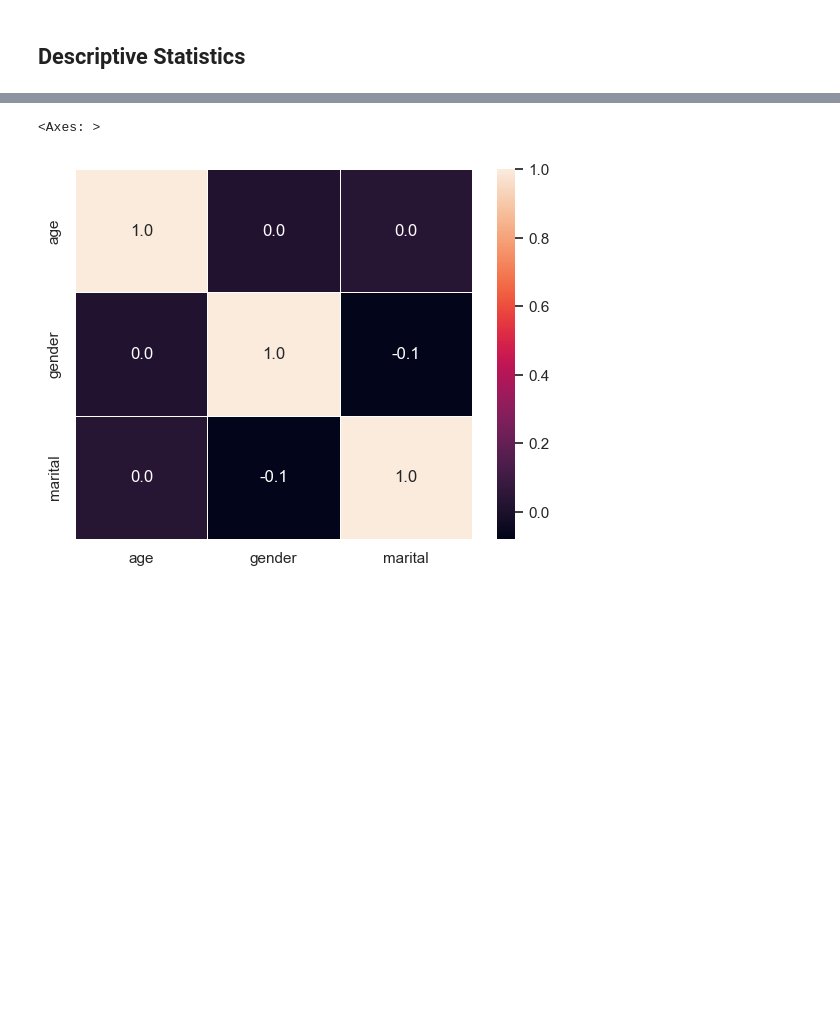
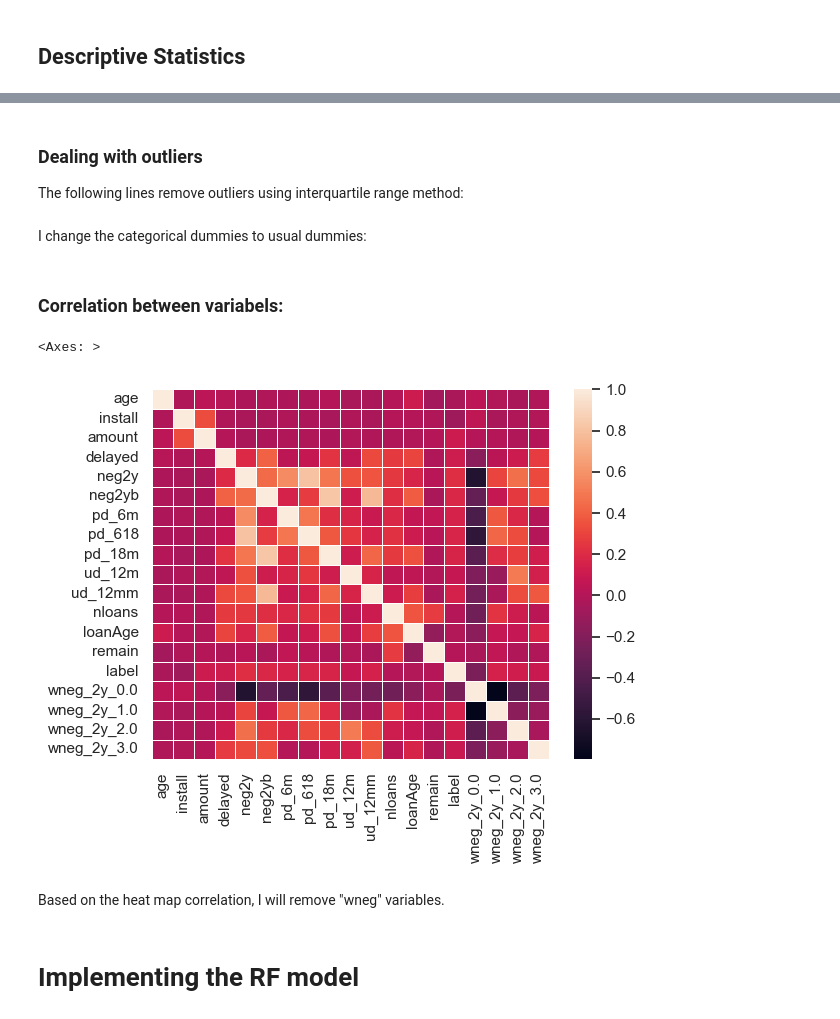
Before and after one commit to rtava/MLProject, a Jupyter notebook: posts/Log_Reg/LR.ipynb, the cells around one changed output, grey strips where cells are left out. Drawn from its saved outputs; the diff is of its cells as text; code cells hidden in the pictures; blank space fills up the shorter version.

```diff
--- a/posts/Log_Reg/LR.ipynb
+++ b/posts/Log_Reg/LR.ipynb
@@ -89,0 +52,19 @@ group_financial_history = ['num_loans', 'max_installment_amount', 'oldest_loan_a
+# %%
+import seaborn as sns
+import matplotlib.pyplot as plt
+
+sns.set_theme(style="whitegrid")
+
+df.loc[df['install']>61, 'Installment_Group']="less than 60"
+df.Installment_Group.fillna("more than 60", inplace=True)
+
+
+plot = sns.scatterplot(x="install", y="amount",
+                s=5, palette="ch:r=-.2,d=.3_r",
+                sizes=(1, 8), linewidth=0, hue="Installment_Group",
+                data=df);
+plot.set_xlabel("Number of installment")
+plot.set_ylabel("Loan Amount")
+plot.set_title("Relation between loan amount and number of installment")
+
+plt.show();
@@ -90,6 +73,12 @@ group_financial_history = ['num_loans', 'max_installment_amount', 'oldest_loan_a
+# %% [markdown]
+### Dealing with outliers
+The following lines remove outliers using interquartile range method:
 # %%
-all_columns = group_demography + group_requested_load + group_repayment_history + group_financial_history
-df_new = df[all_columns];
+import warnings
+warnings.filterwarnings('ignore')
+
+df.drop(columns='Installment_Group', inplace=True)
+df_new = df
 
 for c in df_new.columns:
     q1 = df_new[c].quantile(0.05)
@@ -109,18 +98,23 @@ df_new['out'] = df_new[out_col].sum(axis=1)
 
 df_new = df_new.loc[df_new.out==0]
 df_new.drop([col for col in df_new.columns if 'out_' in col], axis=1, inplace=True)
+df_new.drop(columns=['out'], inplace=True)
+# %% [markdown]
+I change the categorical dummies to usual dummies:
 # %%
-df_prep = pd.get_dummies(df_new, columns=['worst_negative_status_last_2years'])
+df_prep = pd.get_dummies(df_new, columns=['wneg_2y'])
 
-for column in ['worst_negative_status_last_2years_0.0',
-          'worst_negative_status_last_2years_1.0',
-          'worst_negative_status_last_2years_2.0',
-          'worst_negative_status_last_2years_3.0']:
+for column in ['wneg_2y_0.0',
+          'wneg_2y_1.0',
+          'wneg_2y_2.0',
+          'wneg_2y_3.0']:
         df_prep[column] = df_prep[column].replace({True: 1, False: 0})
+# %% [markdown]
+### Correlation between variabels:
 # %%
-corr = df_prep[['age', 'gender', 'marital']].corr(method = 'pearson')
+corr = df_prep.corr(method = 'pearson')
 corr
-sns.heatmap(corr,annot=True,fmt=".1f", linewidth=.5)
+sns.heatmap(corr,annot=False,fmt=".1f", linewidth=.5)
 # %% [output]
 <Axes: >
-[figure, old version]
+[figure, new version]
@@ -136,0 +121,2 @@ x_col = ['age', 'installment','amount_approved',
+# %% [markdown]
+Based on the heat map correlation, I will remove "wneg" variables.
@@ -137,3 +127,5 @@ x_col = ['age', 'installment','amount_approved',
+# %% [markdown]
+# Implementing the RF model
 # %%
 from sklearn.model_selection import train_test_split
 df_train, df_test = train_test_split(df_prep, test_size=0.2, random_state = 1234)
```
Also changed, not shown: parts of 29 cells of this notebook, 12 other files.
